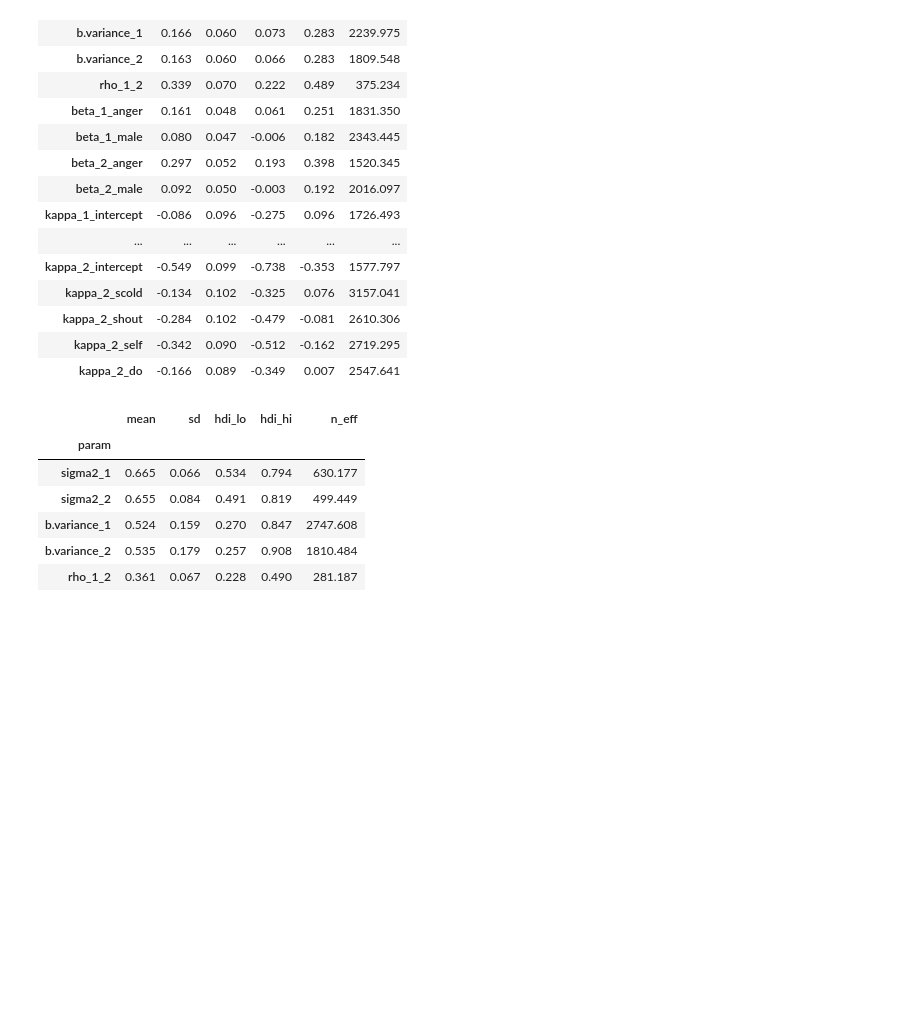
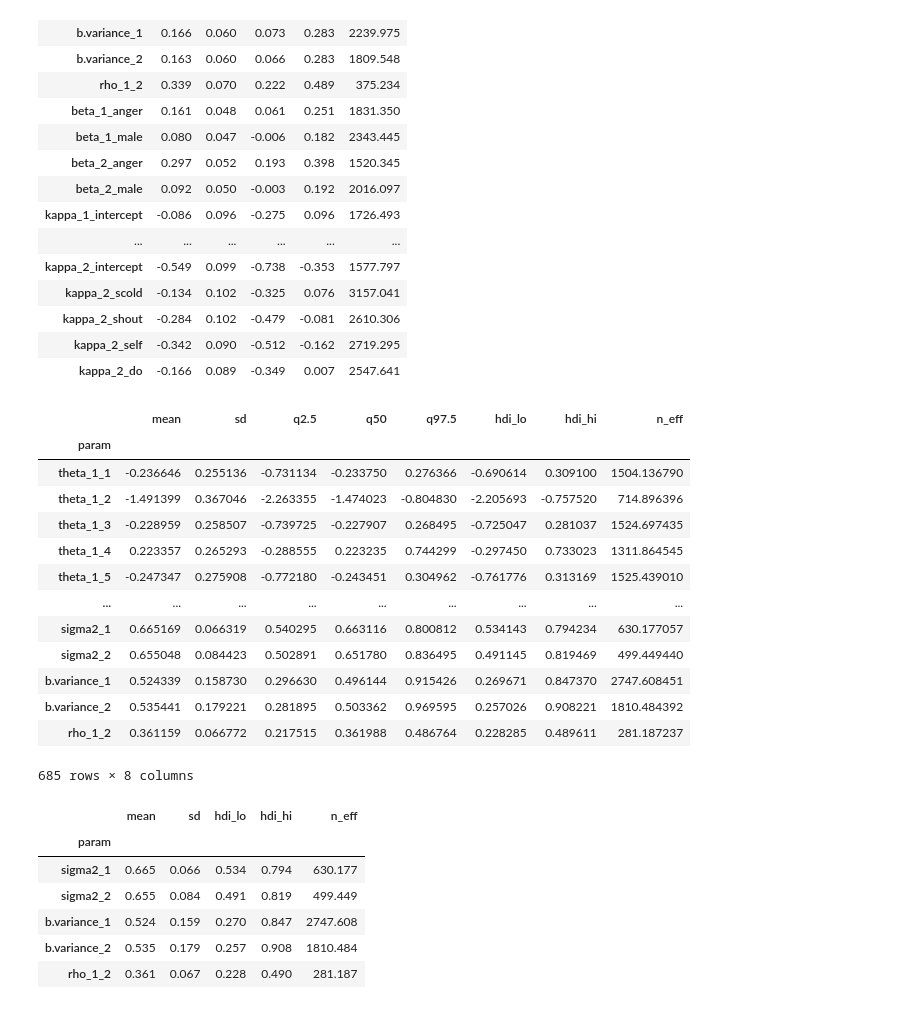
Before and after one commit to Juste-mehou/irtree-0.4.0, a Jupyter notebook: replication/verbagg/61_verbagg_workflow.ipynb, the cells around one changed output. Cells and saved outputs as stored; diff of their text form; code cells hidden in the pictures; blank space fills up the shorter version.

```diff
--- a/replication/verbagg/61_verbagg_workflow.ipynb
+++ b/replication/verbagg/61_verbagg_workflow.ipynb
@@ -266,7 +216,7 @@ IRTreeSpec(K=3, R=2, latent_dims=2)
 # %%
 data = irtree.load_data(table, spec=spec, person_id="id", item_id="item",
                         response_col="response", roles={"X": X_NAMES, "Q": Q_NAMES},
-                        categories_start=0, center = False, scale = True)
+                        categories_start=0, center = True, scale = True)
 
 
 print(irtree.summarize_prepared(data, spec))
@@ -376,3 +298,9 @@ irtree fit complete  (1 chain × 4000 iterations, 3500 posterior draws)
+# %%
+# probit Rasch without covariates
+
+with timed("fit probit Rasch tree without"):
+    fit_rasch_no_cov = irtree.irtree_fit(data, spec, nodes_rasch_no_cov, priors=priors_rasch_no_cov,
+                                  n_iter=N_ITER, n_chains=1, seed=SEED, progress=True)
 # %%
 with timed("fit Rasch tree"):
     fit_rasch_no_cov = irtree.irtree_fit(data, spec, nodes_rasch_no_cov, priors=priors_rasch_no_cov,
@@ -481,6 +423,22 @@ summ.loc[structural, ["mean", "sd", "hdi_lo", "hdi_hi", "n_eff"]].round(3)
 | kappa_2_do | -0.166 | 0.089 | -0.349 | 0.007 | 2547.641 |
 # %%
 summ_no_cov = fit_rasch_no_cov.summary_df()
+summ_no_cov
+# %% [output]
+|  | mean | sd | q2.5 | q50 | q97.5 | hdi_lo | hdi_hi | n_eff |
+| param |  |  |  |  |  |  |  |  |
+| theta_1_1 | -0.236646 | 0.255136 | -0.731134 | -0.233750 | 0.276366 | -0.690614 | 0.309100 | 1504.136790 |
+| theta_1_2 | -1.491399 | 0.367046 | -2.263355 | -1.474023 | -0.804830 | -2.205693 | -0.757520 | 714.896396 |
+| theta_1_3 | -0.228959 | 0.258507 | -0.739725 | -0.227907 | 0.268495 | -0.725047 | 0.281037 | 1524.697435 |
+| theta_1_4 | 0.223357 | 0.265293 | -0.288555 | 0.223235 | 0.744299 | -0.297450 | 0.733023 | 1311.864545 |
+| theta_1_5 | -0.247347 | 0.275908 | -0.772180 | -0.243451 | 0.304962 | -0.761776 | 0.313169 | 1525.439010 |
+| ... | ... | ... | ... | ... | ... | ... | ... | ... |
+| sigma2_1 | 0.665169 | 0.066319 | 0.540295 | 0.663116 | 0.800812 | 0.534143 | 0.794234 | 630.177057 |
+| sigma2_2 | 0.655048 | 0.084423 | 0.502891 | 0.651780 | 0.836495 | 0.491145 | 0.819469 | 499.449440 |
+| b.variance_1 | 0.524339 | 0.158730 | 0.296630 | 0.496144 | 0.915426 | 0.269671 | 0.847370 | 2747.608451 |
+| b.variance_2 | 0.535441 | 0.179221 | 0.281895 | 0.503362 | 0.969595 | 0.257026 | 0.908221 | 1810.484392 |
+| rho_1_2 | 0.361159 | 0.066772 | 0.217515 | 0.361988 | 0.486764 | 0.228285 | 0.489611 | 281.187237 |
+685 rows × 8 columns
 # %%
 structural = [n for n in summ_no_cov.index if n.startswith(("sigma2", "rho", "b.variance"))]
 summ_no_cov.loc[structural, ["mean", "sd", "hdi_lo", "hdi_hi", "n_eff"]].round(3)
```
Also changed, not shown: parts of 26 cells of this notebook, 10 other files.
